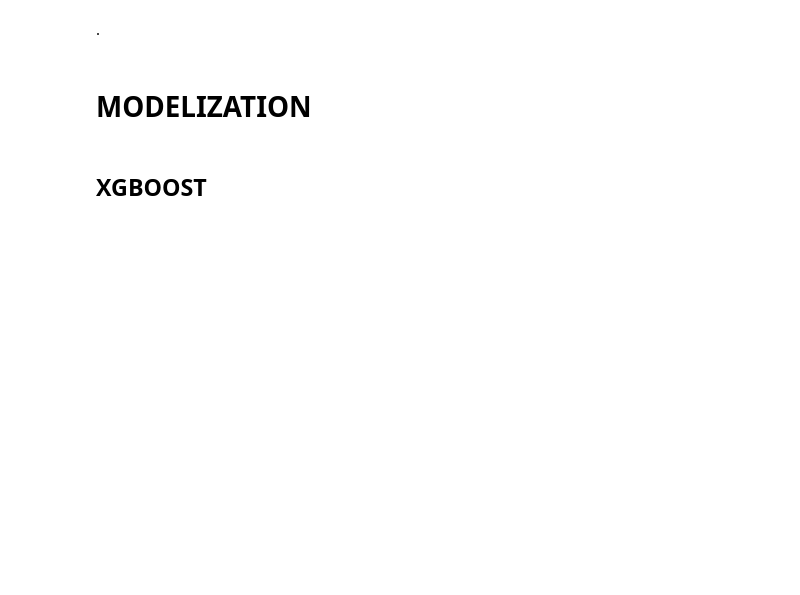
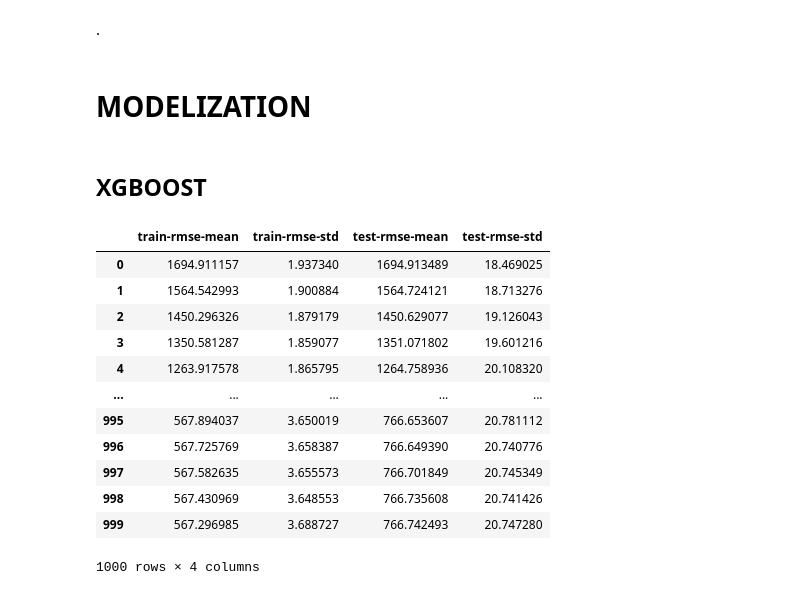
Before and after one commit to BenoCharlo/Sendy, a Jupyter notebook: sendy_modelization.ipynb, the cells around one changed output. Drawn from its saved outputs; the diff is of its cells as text; code cells hidden in the pictures; blank space fills up the shorter version.

```diff
--- a/sendy_modelization.ipynb
+++ b/sendy_modelization.ipynb
@@ -110,0 +100,16 @@ param['eval_metric'] = 'auc'
+# %%
+cv_rmse_xgb
+# %% [output]
+|  | train-rmse-mean | train-rmse-std | test-rmse-mean | test-rmse-std |
+| 0 | 1694.911157 | 1.937340 | 1694.913489 | 18.469025 |
+| 1 | 1564.542993 | 1.900884 | 1564.724121 | 18.713276 |
+| 2 | 1450.296326 | 1.879179 | 1450.629077 | 19.126043 |
+| 3 | 1350.581287 | 1.859077 | 1351.071802 | 19.601216 |
+| 4 | 1263.917578 | 1.865795 | 1264.758936 | 20.108320 |
+| ... | ... | ... | ... | ... |
+| 995 | 567.894037 | 3.650019 | 766.653607 | 20.781112 |
+| 996 | 567.725769 | 3.658387 | 766.649390 | 20.740776 |
+| 997 | 567.582635 | 3.655573 | 766.701849 | 20.745349 |
+| 998 | 567.430969 | 3.648553 | 766.735608 | 20.741426 |
+| 999 | 567.296985 | 3.688727 | 766.742493 | 20.747280 |
+1000 rows × 4 columns
```
Also changed, not shown: parts of 7 cells of this notebook, 1 other file.
